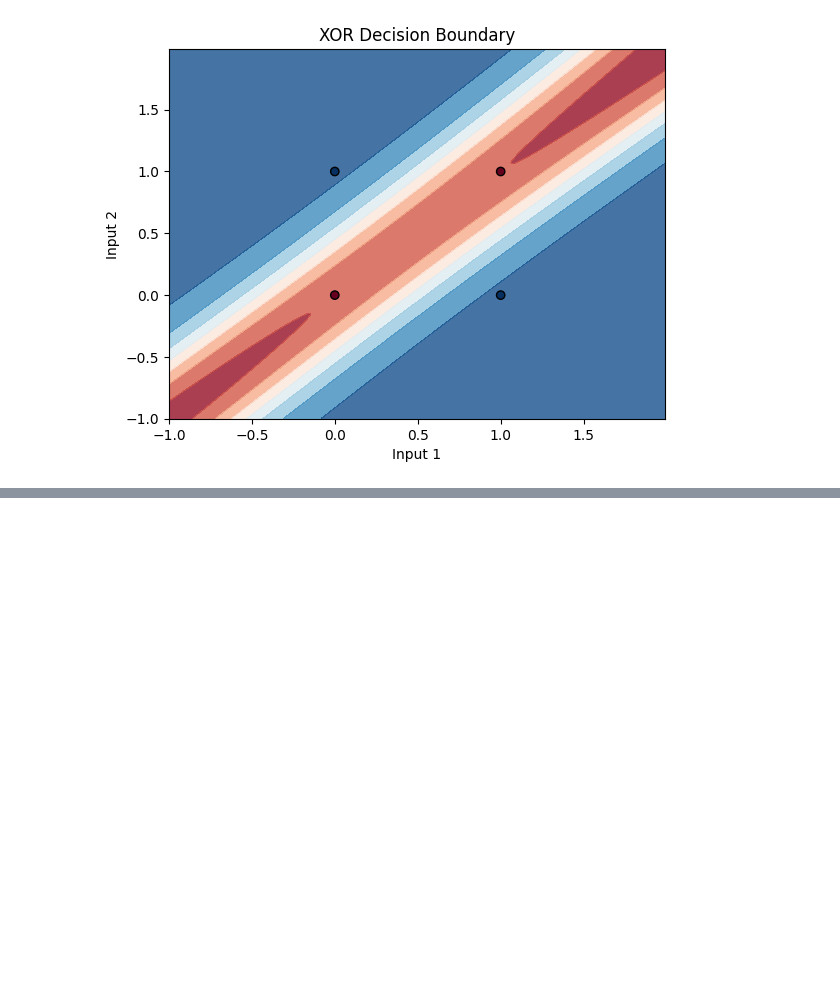
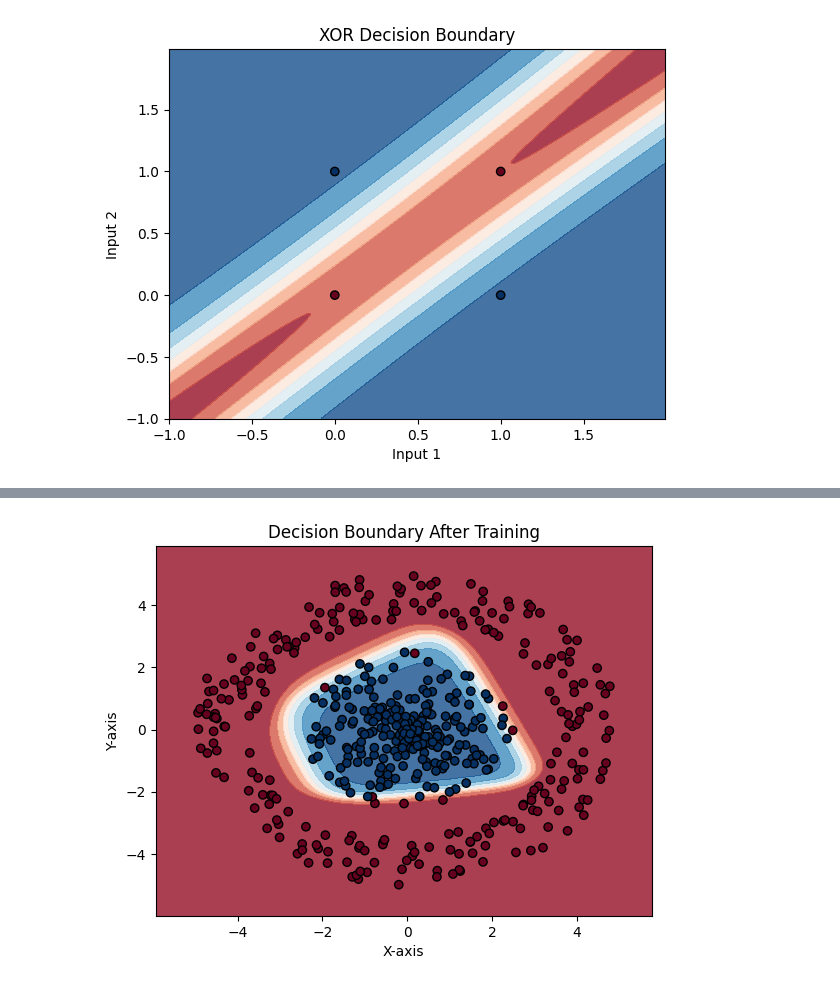
Before and after one commit to souparnomajumder/deep-net-microframework, a Jupyter notebook: playground.ipynb, the cells around one changed output, grey strips where cells are left out. Drawn from its saved outputs; the diff is of its cells as text; code cells hidden in the pictures; blank space fills up the shorter version.

Commit message:
adding circular dataset

```diff
--- a/playground.ipynb
+++ b/playground.ipynb
@@ -352,0 +356,89 @@ plot_decision_boundary_after_training(network_xor, xor_data)
+# %%
+import numpy as np
+import matplotlib.pyplot as plt
+
+# Define a function to classify circular-like data
+def classify_circular_data(num_samples, noise):
+    points = []
+    radius = 5
+
+    def get_circle_label(p, center):
+        return 1 if np.sqrt(p['x']**2 + p['y']**2) < (radius * 0.5) else -1
+
+    # Generate positive points inside the circle.
+    for i in range(num_samples // 2):
+        r = np.random.uniform(0, radius * 0.5)
+        angle = np.random.uniform(0, 2 * np.pi)
+        x = r * np.sin(angle)
+        y = r * np.cos(angle)
+        noise_x = np.random.uniform(-radius, radius) * noise
+        noise_y = np.random.uniform(-radius, radius) * noise
+        label = get_circle_label({'x': x + noise_x, 'y': y + noise_y}, {'x': 0, 'y': 0})
+        points.append({'x': x, 'y': y, 'label': label})
+
+    # Generate negative points outside the circle.
+    for i in range(num_samples // 2):
+        r = np.random.uniform(radius * 0.7, radius)
+        angle = np.random.uniform(0, 2 * np.pi)
+        x = r * np.sin(angle)
+        y = r * np.cos(angle)
+        noise_x = np.random.uniform(-radius, radius) * noise
+        noise_y = np.random.uniform(-radius, radius) * noise
+        label = get_circle_label({'x': x + noise_x, 'y': y + noise_y}, {'x': 0, 'y': 0})
+        points.append({'x': x, 'y': y, 'label': label})
+
+    return points
+
+# Define a function to train the network on the new dataset
+def train_on_circular_data(network, circular_data, num_epochs, learning_rate, regularization_rate, error_func):
+    inputs = np.array([[point['x'], point['y']] for point in circular_data])
+    targets = np.array([point['label'] for point in circular_data])
+
+    for epoch in range(num_epochs):
+        for i in range(len(inputs)):
+            input_data = inputs[i]
+            target = targets[i]
+            forward_prop(network, input_data)
+            back_prop(network, target, error_func)
+            update_weights(network, learning_rate, regularization_rate)
+
+# Define a function to plot the decision boundary
+def plot_decision_boundary_after_training(network, circular_data):
+    h = 0.1
+    x_min, x_max = min([point['x'] for point in circular_data]) - 1, max([point['x'] for point in circular_data]) + 1
+    y_min, y_max = min([point['y'] for point in circular_data]) - 1, max([point['y'] for point in circular_data]) + 1
+    xx, yy = np.meshgrid(np.arange(x_min, x_max, h), np.arange(y_min, y_max, h))
+
+    Z = np.array([forward_prop(network, np.array([x, y])) for x, y in zip(xx.ravel(), yy.ravel())])
+    Z = Z.reshape(xx.shape)
+
+    plt.contourf(xx, yy, Z, cmap=plt.cm.RdBu, alpha=0.8)
+    plt.scatter([point['x'] for point in circular_data], [point['y'] for point in circular_data], c=[point['label'] for point in circular_data], cmap=plt.cm.RdBu, edgecolors='k')
+    plt.title('Decision Boundary After Training')
+    plt.xlabel('X-axis')
+    plt.ylabel('Y-axis')
+    plt.show()
+
+# Example usage
+circular_data = classify_circular_data(500, 0.05)
+
+# Create and initialize the neural network
+network_shape_circular = [2, 5, 1]
+input_ids_circular = ['input1', 'input2']
+activation = Activations.TANH
+output_activation = Activations.TANH
+regularization = RegularizationFunctions.L2
+network_circular = build_network(network_shape_circular, activation, output_activation, regularization, input_ids_circular)
+
+# Train the network on the circular-like dataset
+num_epochs_circular = 10000
+learning_rate_circular = 0.1
+regularization_rate_circular = 0.001
+error_func_circular = Errors.SQUARE
+
+train_on_circular_data(network_circular, circular_data, num_epochs_circular, learning_rate_circular, regularization_rate_circular, error_func_circular)
+
+# Plot the decision boundary after training
+plot_decision_boundary_after_training(network_circular, circular_data)
+# %% [output]
+[figure, added]
```
Also changed, not shown: parts of 1 cell of this notebook.
